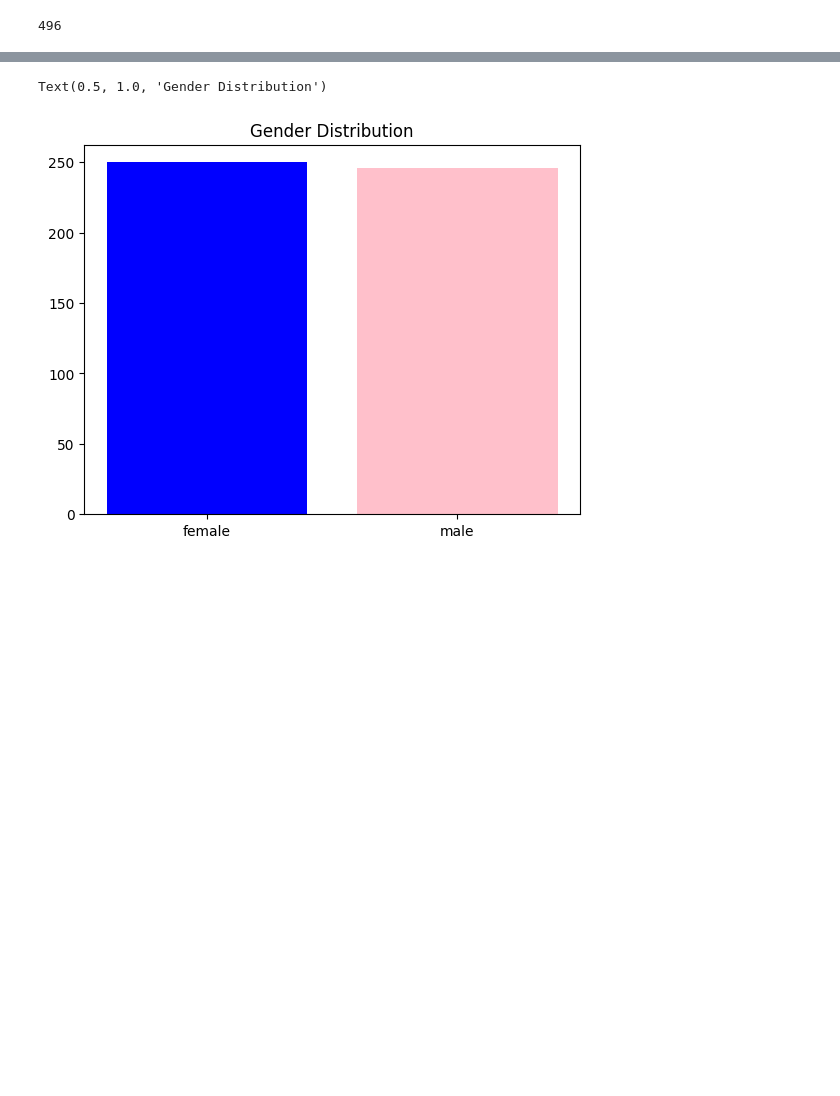
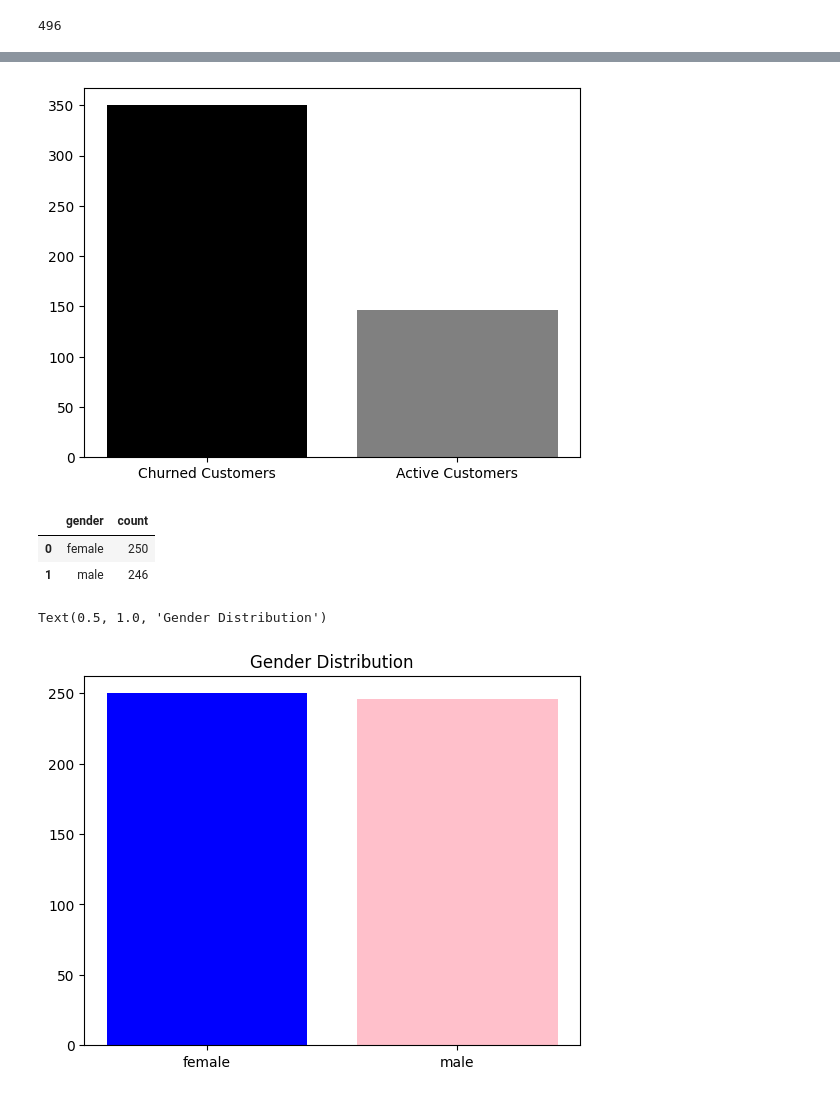
Before and after one commit to iamdrmeka/mtn_churn_new, a Jupyter notebook: mtn_churn.ipynb, the cells around one changed output, grey strips where cells are left out. Drawn from its saved outputs; the diff is of its cells as text; code cells hidden in the pictures; blank space fills up the shorter version.

```diff
--- a/mtn_churn.ipynb
+++ b/mtn_churn.ipynb
@@ -31,5 +14,0 @@ df.columns = df.columns.str.replace(' ', '_')
-# %%
-df.columns = df.columns.str.lower()
-# %%
-df["customer_churn_status"] = df["customer_churn_status"].str.lower().str.strip()
-df["gender"] = df["gender"].str.lower().str.strip()
@@ -67,0 +58,15 @@ print(f'{churn_rate:,.2f}')
+# %%
+# Proper table of Customer churn details
+unique_customers = df['customer_id'].nunique()
+churn_customers = df.loc[df['customer_churn_status'] == 'yes', 'customer_id'].nunique()
+overall_churn_rate = round((100 * churn_customers/ unique_customers), 2)
+active_customers = unique_customers - churn_customers
+
+churn_table = pd.DataFrame({
+    'Details': [ "Unique Customers", "Active Customers",
+                 "Churned Customers", "Overall Churn Rate"],
+    'Count':   [unique_customers, active_customers,
+                  churn_customers, overall_churn_rate]
+})
+
+churn_table
@@ -67,0 +79,7 @@ print(f'{churn_rate:,.2f}')
+# %%
+# Plot for active customers and churned customers
+plt.bar(churn_table.loc[1:2, 'Details'], churn_table.loc[1:2, 'Count'], color=['black', 'grey'])
+plt.xticks([1, 0], ['Active Customers', 'Churned Customers'] )
+plt.show()
+# %% [output]
+[figure, added]
@@ -68,5 +96,11 @@ print(f'{churn_rate:,.2f}')
 # %%
+
 genders = df.groupby('gender')['customer_id'].nunique().reset_index(name='count')
+genders
+# %% [output]
+|  | gender | count |
+| 0 | female | 250 |
+| 1 | male | 246 |
 # %%
 plt.bar(genders['gender'], genders['count'], color=['blue', 'pink'])
 plt.title('Gender Distribution')
```
Also changed, not shown: parts of 35 cells of this notebook, 4 other files.
